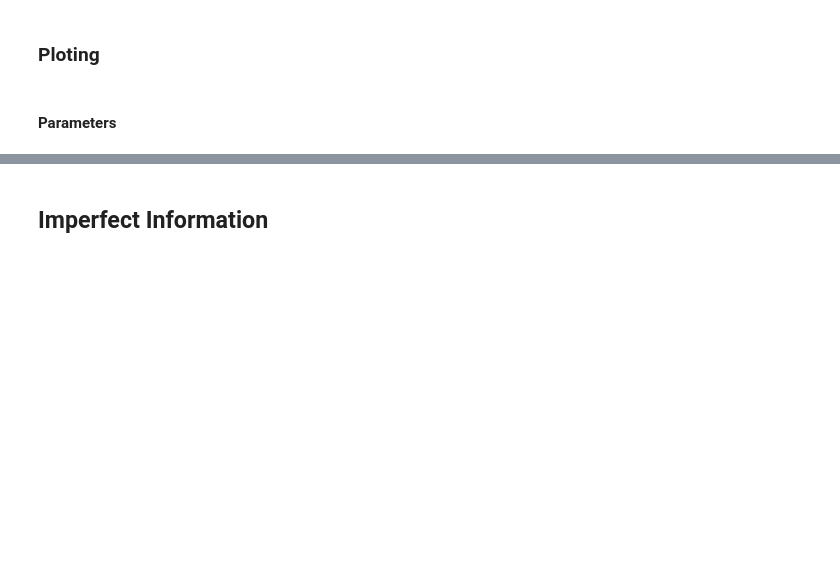
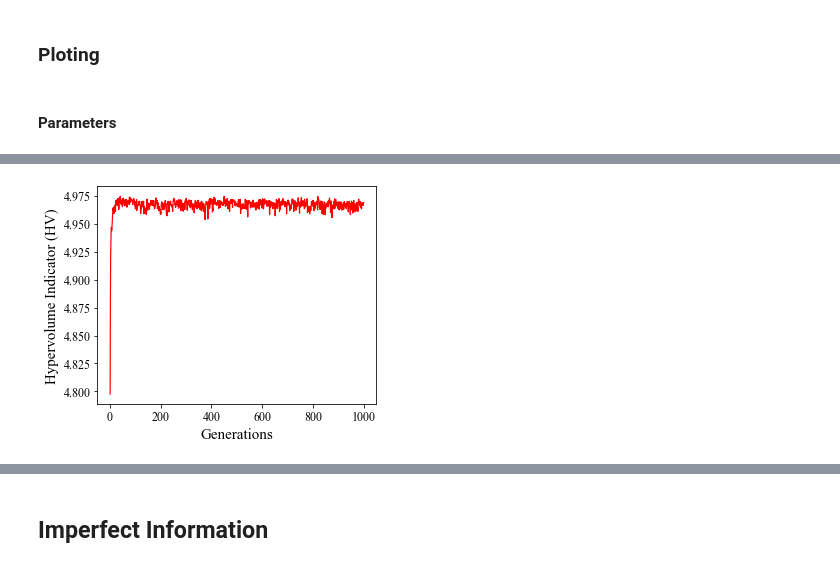
Before and after one commit to gisslab/pa-multiobjective, a Jupyter notebook: PA-Multiobjective-static/AP-ga-simulations.ipynb, the cells around one changed output, grey strips where cells are left out. Drawn from its saved outputs; the diff is of its cells as text; code cells hidden in the pictures; blank space fills up the shorter version.

```diff
--- a/PA-Multiobjective-static/AP-ga-simulations.ipynb
+++ b/PA-Multiobjective-static/AP-ga-simulations.ipynb
@@ -330,0 +417,34 @@ print("Maximum pop : ", max(db_params['final_pop']))
+# %%
+# Creating a database and loading from disc,
+# run this cell each time you reopen the jupyter notebook
+# TODO test todo
+
+name = 'static_perf_1000_fix_cro_1.0_mut_0.02_key_57561e0'
+name = 'static_perf_10000_fix_cro_1.0_mut_0.2_key_6118920'
+#name = 'static_perf_30000_h0.9_cro_1.0_mut_0.2_key_cdf0286'
+
+#name = 'static_perf_1000_h0.5_cro_1.0_mut_0.25_key_879ecf7'
+name = 'static_perf_1000_h0.5_cro_0.4_mut_0.001_key_f7f5378'
+#name =  'static_perf_1000_h0.5_cro_0.4_mut_0.25_key_1100715'
+#name ='static_perf_1000_h0.5_cro_1.0_mut_0.001_key_b58d18a'
+
+#### change population instad of archive
+name = "static_perf_1000_h0.5_cro_1_mut_0.2_key_141c83a"
+name = 'static_perf_1000_h0.5_cro_1_mut_0.2_key_4246db0'
+name = 'static_perf_1000_h0.5_cro_1_mut_0.05_key_d6ff45c'
+
+archive = './data/'+name
+
+try:
+    db_sims_pi = pd.read_csv('{}.csv'.format(archive))#.set_index('sim')
+except:
+    print("Impossible to retrieve {}.cvc".format(archive))
+
+#Cleaning dataframe, changing index,changing columns name in case they are wrong
+#db_sims_pi.rename(columns= {'Unnamed: 0':'index','cara':'risk_aversion_coefficient'},
+#                  inplace=True)
+#db_sims_pi.set_index('sim',inplace= True)
+db_sims_pi.columns = pe.cols
+
+#printing head of dataframe,checkingif everything is ok
+db_sims_pi.head()
@@ -419,31 +534,33 @@ db_hv_pi.head()
 # %%
 #Hypervolume Indicator
 
 #Assigning variables
 generations_hv = db_hv_pi['gen']
 hypervolume_ind = db_hv_pi['indicator']
 
 # plt.rc('font', size=BIGGER_SIZE)          # controls default text sizes
 plt.rc('axes', titlesize=BIGGER_SIZE)     # fontsize of the axes title
 plt.rc('axes', labelsize=BIGGER_SIZE)    # fontsize of the x and y labels
 plt.rc('xtick', labelsize=MEDIUM_SIZE)    # fontsize of the tick labels
 plt.rc('ytick', labelsize=MEDIUM_SIZE)    # fontsize of the tick labels
 # plt.rc('legend', fontsize=SMALL_SIZE)    # legend fontsize
 # plt.rc('figure', titlesize=MEDIUM_SIZE)  # fontsize of the figure title
 
 
 plt.figure(figsize=(5, 4))
-plt.plot(generations_hv[0:],hypervolume_ind[0:], color ='red', lw=1.2, alpha=1)#,label='risk aversion=0.5')
+plt.plot(generations_hv[1:],hypervolume_ind[1:], color ='red', lw=1.2, alpha=1)#,label='risk aversion=0.5')
 plt.xlabel("Generations")#,fontsize=10)
 plt.ylabel("Hypervolume Indicator (HV)")#,fontsize=10)
 
 #plt.legend()
 plt.savefig('./reports/HV_'+name+'.pdf')
 
 plt.rc('axes', titlesize=MEDIUM_SIZE)     # fontsize of the axes title
 plt.rc('axes', labelsize=SMALL_SIZE)    # fontsize of the x and y labels
 plt.rc('xtick', labelsize=MEDIUM_SIZE)    # fontsize of the tick labels
 plt.rc('ytick', labelsize=MEDIUM_SIZE)    # fontsize of the tick labels
+# %% [output]
+[figure, added]
 # %%
 # Convergence 3 x 2
 
```
Also changed, not shown: parts of 26 cells of this notebook, 2 other files.
